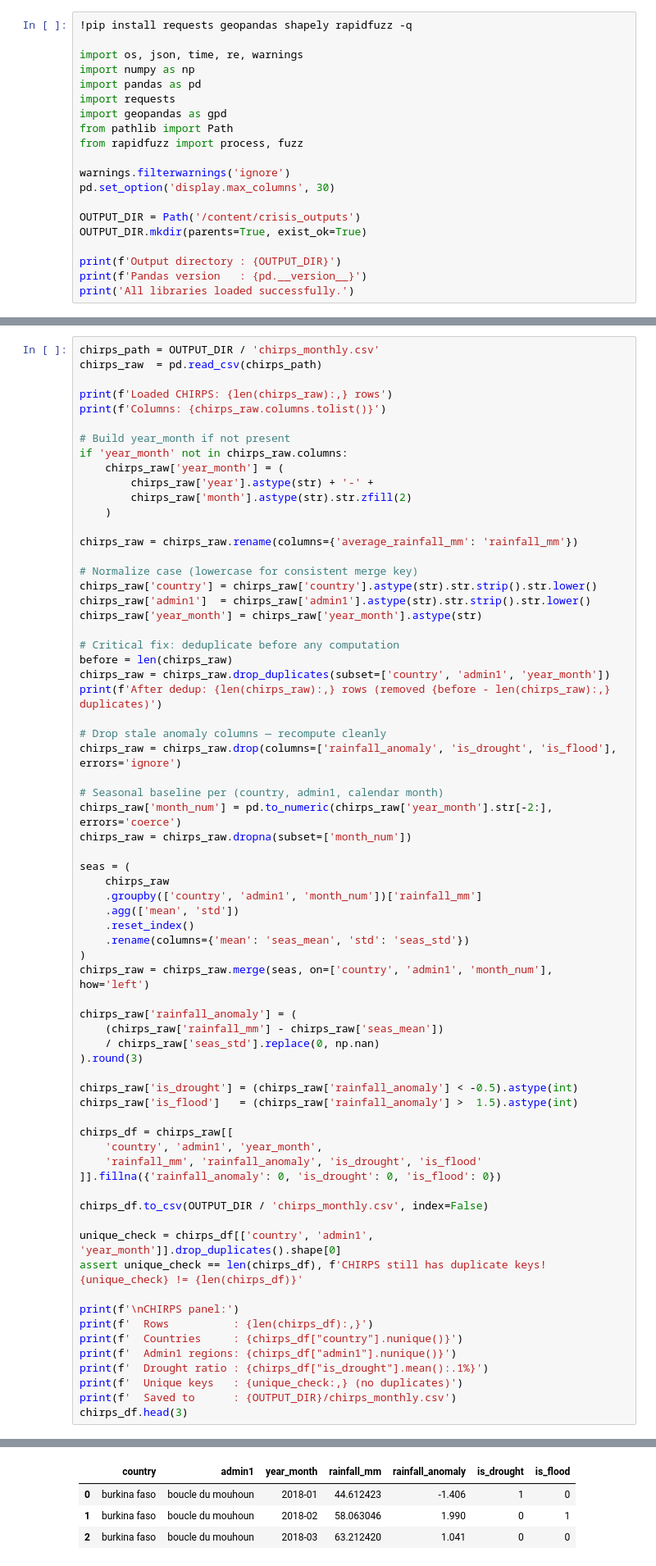
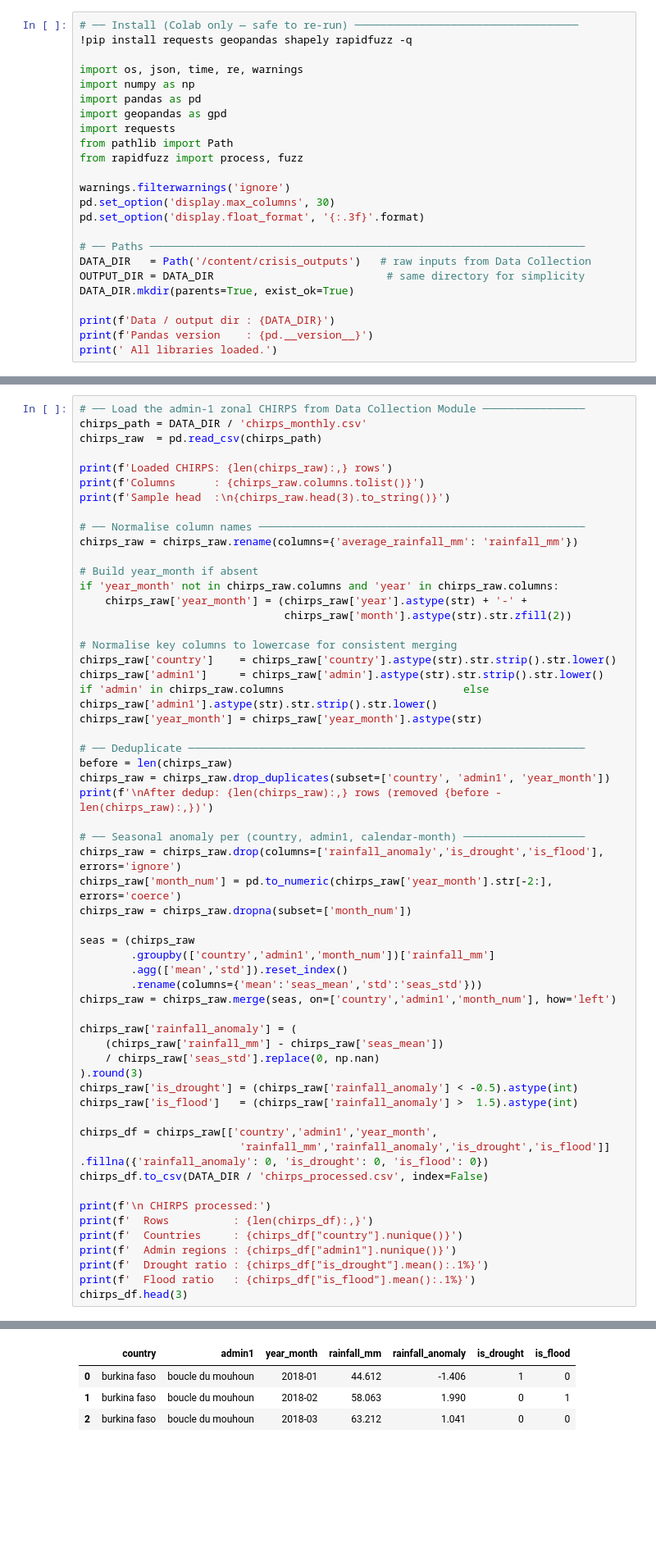
Before and after one commit to duleab/Conflict-Induced-Food-Crisis-Prediction, a Jupyter notebook: notebooks/Crisis_task1_data_collection.ipynb, the cells around one changed output, grey strips where cells are left out. Shown at 82% size. Drawn from its saved outputs; the diff is of its cells as text; blank space fills up the shorter version.

```diff
--- a/notebooks/Crisis_task1_data_collection.ipynb
+++ b/notebooks/Crisis_task1_data_collection.ipynb
@@ -23,21 +27,25 @@ Every row in the output represents one administrative region in one month.
 # %%
+# ── Install (Colab only — safe to re-run) ───────────────────────────────────
 !pip install requests geopandas shapely rapidfuzz -q
 
 import os, json, time, re, warnings
 import numpy as np
 import pandas as pd
+import geopandas as gpd
 import requests
-import geopandas as gpd
 from pathlib import Path
 from rapidfuzz import process, fuzz
 
 warnings.filterwarnings('ignore')
 pd.set_option('display.max_columns', 30)
+pd.set_option('display.float_format', '{:.3f}'.format)
 
-OUTPUT_DIR = Path('/content/crisis_outputs')
-OUTPUT_DIR.mkdir(parents=True, exist_ok=True)
+# ── Paths ────────────────────────────────────────────────────────────────────
+DATA_DIR   = Path('/content/crisis_outputs')   # raw inputs from Data Collection
+OUTPUT_DIR = DATA_DIR                           # same directory for simplicity
+DATA_DIR.mkdir(parents=True, exist_ok=True)
 
-print(f'Output directory : {OUTPUT_DIR}')
-print(f'Pandas version   : {pd.__version__}')
-print('All libraries loaded successfully.')
+print(f'Data / output dir : {DATA_DIR}')
+print(f'Pandas version    : {pd.__version__}')
+print(' All libraries loaded.')
 # %% [output]
@@ -289,70 +304,58 @@ ACLED monthly aggregated:
 # %%
-chirps_path = OUTPUT_DIR / 'chirps_monthly.csv'
+# ── Load the admin-1 zonal CHIRPS from Data Collection Module ────────────────
+chirps_path = DATA_DIR / 'chirps_monthly.csv'
 chirps_raw  = pd.read_csv(chirps_path)
 
 print(f'Loaded CHIRPS: {len(chirps_raw):,} rows')
-print(f'Columns: {chirps_raw.columns.tolist()}')
+print(f'Columns      : {chirps_raw.columns.tolist()}')
+print(f'Sample head  :\n{chirps_raw.head(3).to_string()}')
 
-# Build year_month if not present
-if 'year_month' not in chirps_raw.columns:
-    chirps_raw['year_month'] = (
-        chirps_raw['year'].astype(str) + '-' +
-        chirps_raw['month'].astype(str).str.zfill(2)
-    )
-
+# ── Normalise column names ───────────────────────────────────────────────────
 chirps_raw = chirps_raw.rename(columns={'average_rainfall_mm': 'rainfall_mm'})
 
-# Normalize case (lowercase for consistent merge key)
-chirps_raw['country'] = chirps_raw['country'].astype(str).str.strip().str.lower()
-chirps_raw['admin1']  = chirps_raw['admin1'].astype(str).str.strip().str.lower()
+# Build year_month if absent
+if 'year_month' not in chirps_raw.columns and 'year' in chirps_raw.columns:
+    chirps_raw['year_month'] = (chirps_raw['year'].astype(str) + '-' +
+                                chirps_raw['month'].astype(str).str.zfill(2))
+
+# Normalise key columns to lowercase for consistent merging
+chirps_raw['country']    = chirps_raw['country'].astype(str).str.strip().str.lower()
+chirps_raw['admin1']     = chirps_raw['admin'].astype(str).str.strip().str.lower()                            if 'admin' in chirps_raw.columns                            else chirps_raw['admin1'].astype(str).str.strip().str.lower()
 chirps_raw['year_month'] = chirps_raw['year_month'].astype(str)
 
-# Critical fix: deduplicate before any computation
+# ── Deduplicate ──────────────────────────────────────────────────────────────
 before = len(chirps_raw)
 chirps_raw = chirps_raw.drop_duplicates(subset=['country', 'admin1', 'year_month'])
-print(f'After dedup: {len(chirps_raw):,} rows (removed {before - len(chirps_raw):,} duplicates)')
+print(f'\nAfter dedup: {len(chirps_raw):,} rows (removed {before - len(chirps_raw):,})')
 
-# Drop stale anomaly columns — recompute cleanly
-chirps_raw = chirps_raw.drop(columns=['rainfall_anomaly', 'is_drought', 'is_flood'], errors='ignore')
-
-# Seasonal baseline per (country, admin1, calendar month)
+# ── Seasonal anomaly per (country, admin1, calendar-month) ───────────────────
+chirps_raw = chirps_raw.drop(columns=['rainfall_anomaly','is_drought','is_flood'], errors='ignore')
 chirps_raw['month_num'] = pd.to_numeric(chirps_raw['year_month'].str[-2:], errors='coerce')
 chirps_raw = chirps_raw.dropna(subset=['month_num'])
 
-seas = (
-    chirps_raw
-    .groupby(['country', 'admin1', 'month_num'])['rainfall_mm']
-    .agg(['mean', 'std'])
-    .reset_index()
-    .rename(columns={'mean': 'seas_mean', 'std': 'seas_std'})
-)
-chirps_raw = chirps_raw.merge(seas, on=['country', 'admin1', 'month_num'], how='left')
+seas = (chirps_raw
+        .groupby(['country','admin1','month_num'])['rainfall_mm']
+        .agg(['mean','std']).reset_index()
+        .rename(columns={'mean':'seas_mean','std':'seas_std'}))
+chirps_raw = chirps_raw.merge(seas, on=['country','admin1','month_num'], how='left')
 
 chirps_raw['rainfall_anomaly'] = (
     (chirps_raw['rainfall_mm'] - chirps_raw['seas_mean'])
     / chirps_raw['seas_std'].replace(0, np.nan)
 ).round(3)
-
 chirps_raw['is_drought'] = (chirps_raw['rainfall_anomaly'] < -0.5).astype(int)
 chirps_raw['is_flood']   = (chirps_raw['rainfall_anomaly'] >  1.5).astype(int)
 
-chirps_df = chirps_raw[[
-    'country', 'admin1', 'year_month',
-    'rainfall_mm', 'rainfall_anomaly', 'is_drought', 'is_flood'
-]].fillna({'rainfall_anomaly': 0, 'is_drought': 0, 'is_flood': 0})
+chirps_df = chirps_raw[['country','admin1','year_month',
+                         'rainfall_mm','rainfall_anomaly','is_drought','is_flood']]             .fillna({'rainfall_anomaly': 0, 'is_drought': 0, 'is_flood': 0})
+chirps_df.to_csv(DATA_DIR / 'chirps_processed.csv', index=False)
 
-chirps_df.to_csv(OUTPUT_DIR / 'chirps_monthly.csv', index=False)
-
-unique_check = chirps_df[['country', 'admin1', 'year_month']].drop_duplicates().shape[0]
-assert unique_check == len(chirps_df), f'CHIRPS still has duplicate keys! {unique_check} != {len(chirps_df)}'
-
-print(f'\nCHIRPS panel:')
+print(f'\n CHIRPS processed:')
 print(f'  Rows          : {len(chirps_df):,}')
 print(f'  Countries     : {chirps_df["country"].nunique()}')
-print(f'  Admin1 regions: {chirps_df["admin1"].nunique()}')
+print(f'  Admin regions : {chirps_df["admin1"].nunique()}')
 print(f'  Drought ratio : {chirps_df["is_drought"].mean():.1%}')
-print(f'  Unique keys   : {unique_check:,} (no duplicates)')
-print(f'  Saved to      : {OUTPUT_DIR}/chirps_monthly.csv')
+print(f'  Flood ratio   : {chirps_df["is_flood"].mean():.1%}')
 chirps_df.head(3)
 # %% [output]
 Loaded CHIRPS: 44,523 rows
@@ -369,6 +377,6 @@ CHIRPS panel:
 |  | country | admin1 | year_month | rainfall_mm | rainfall_anomaly | is_drought | is_flood |
-| 0 | burkina faso | boucle du mouhoun | 2018-01 | 44.612423 | -1.406 | 1 | 0 |
-| 1 | burkina faso | boucle du mouhoun | 2018-02 | 58.063046 | 1.990 | 0 | 1 |
-| 2 | burkina faso | boucle du mouhoun | 2018-03 | 63.212420 | 1.041 | 0 | 0 |
+| 0 | burkina faso | boucle du mouhoun | 2018-01 | 44.612 | -1.406 | 1 | 0 |
+| 1 | burkina faso | boucle du mouhoun | 2018-02 | 58.063 | 1.990 | 0 | 1 |
+| 2 | burkina faso | boucle du mouhoun | 2018-03 | 63.212 | 1.041 | 0 | 0 |
 # %% [markdown]
 ---
```
Also changed, not shown: parts of 21 cells of this notebook, 11 other files.
